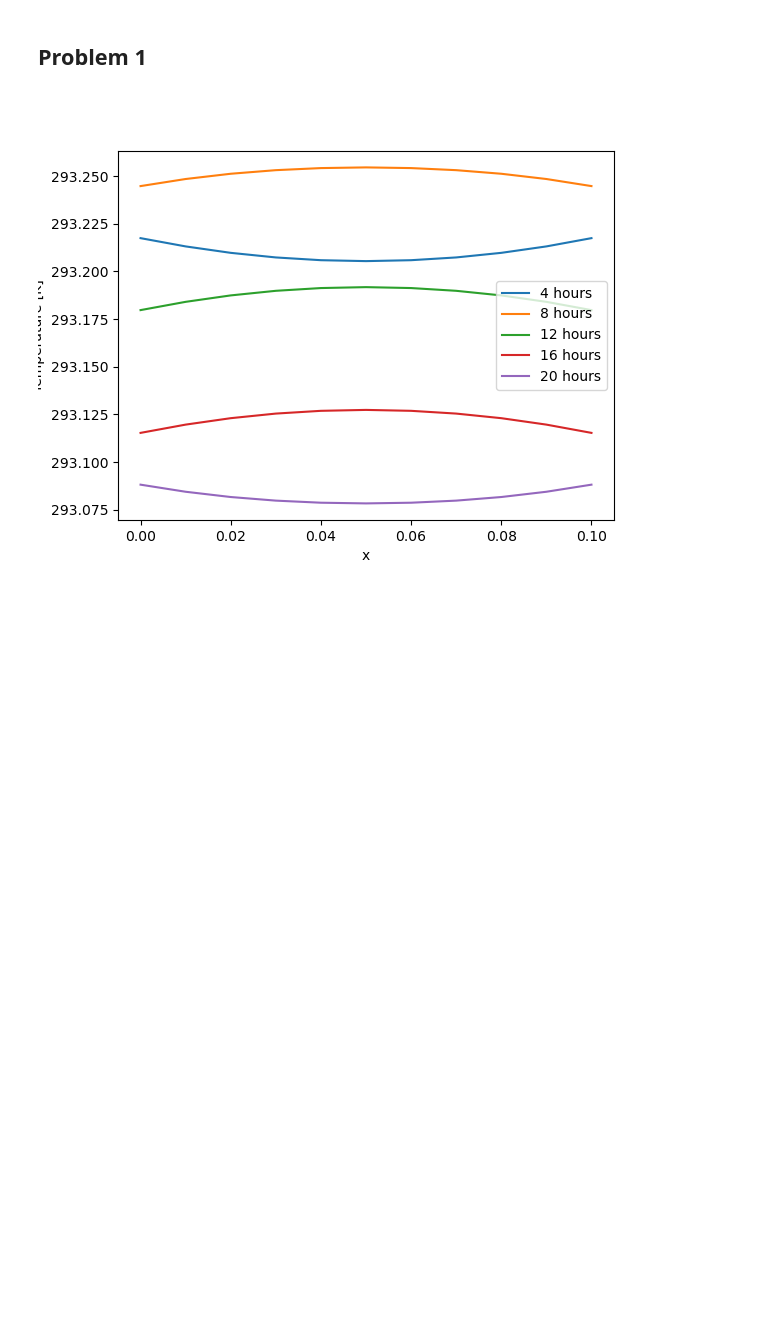
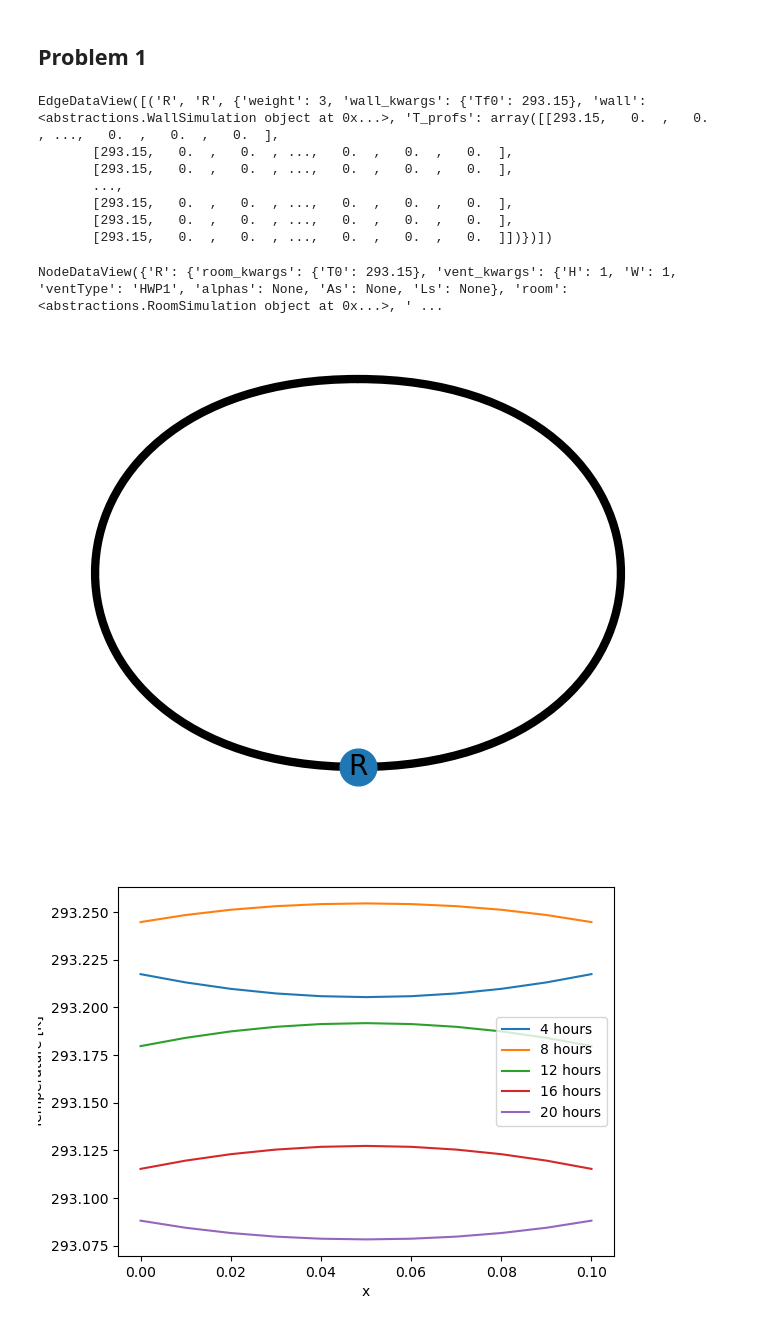
Before and after one commit to nbachand/graphBEM, a Jupyter notebook: InteriorModel.ipynb, the cells around one changed output. Saved outputs shown, nothing was run; the diff lists cells and outputs as text; code cells hidden in the pictures; blank space fills up the shorter version.

Commit message:
HW P1 workign with graph representation

```diff
--- a/InteriorModel.ipynb
+++ b/InteriorModel.ipynb
@@ -13,3 +16,58 @@ plt.close('all')
 # %% [markdown]
 ## Problem 1
+# %%
+sim_kwargs = {
+    "delt": 15,
+    "simLength": 96 * 60 * 60,
+    "Tout" : None
+}
+wall_kwargs = {
+    "Tf0" : 293.15
+}
+room_kwargs = {
+    "T0": 293.15
+}
+vent_kwargs = {
+    'H': 1,
+    'W' : 1,
+    "ventType": "HWP1",
+    "alphas": None,
+    "As": None,
+    "Ls": None
+}
+
+roomList = [
+    ("R", {}), # room
+    ]
+
+connectivityMatrix = np.array([
+    [3],
+])
+
+bG = abs.BuildingGraph(connectivityMatrix, roomList)
+bG.draw()
+
+bG.updateAllEdges({"wall_kwargs" :wall_kwargs})
+bG.updateAllNodes({
+    "room_kwargs": room_kwargs,
+    "vent_kwargs": vent_kwargs
+    })
+
+
+build_sim = abs.BuildingSimulation(**sim_kwargs)
+build_sim.initialize(bG)
+
+# show graph edge data
+display(build_sim.bG.G.edges.data())
+display(build_sim.bG.G.nodes.data())
+# %% [output]
+EdgeDataView([('R', 'R', {'weight': 3, 'wall_kwargs': {'Tf0': 293.15}, 'wall': <abstractions.WallSimulation object at 0x...>, 'T_profs': array([[293.15,   0.  ,   0.  , ...,   0.  ,   0.  ,   0.  ],
+       [293.15,   0.  ,   0.  , ...,   0.  ,   0.  ,   0.  ],
+       [293.15,   0.  ,   0.  , ...,   0.  ,   0.  ,   0.  ],
+       ...,
+       [293.15,   0.  ,   0.  , ...,   0.  ,   0.  ,   0.  ],
+       [293.15,   0.  ,   0.  , ...,   0.  ,   0.  ,   0.  ],
+       [293.15,   0.  ,   0.  , ...,   0.  ,   0.  ,   0.  ]])})])
+NodeDataView({'R': {'room_kwargs': {'T0': 293.15}, 'vent_kwargs': {'H': 1, 'W': 1, 'ventType': 'HWP1', 'alphas': None, 'As': None, 'Ls': None}, 'room': <abstractions.RoomSimulation object at 0x...>, ' ...
+[figure, added]
 # %%
```
Also changed, not shown: parts of 4 cells of this notebook, 1 other file.
